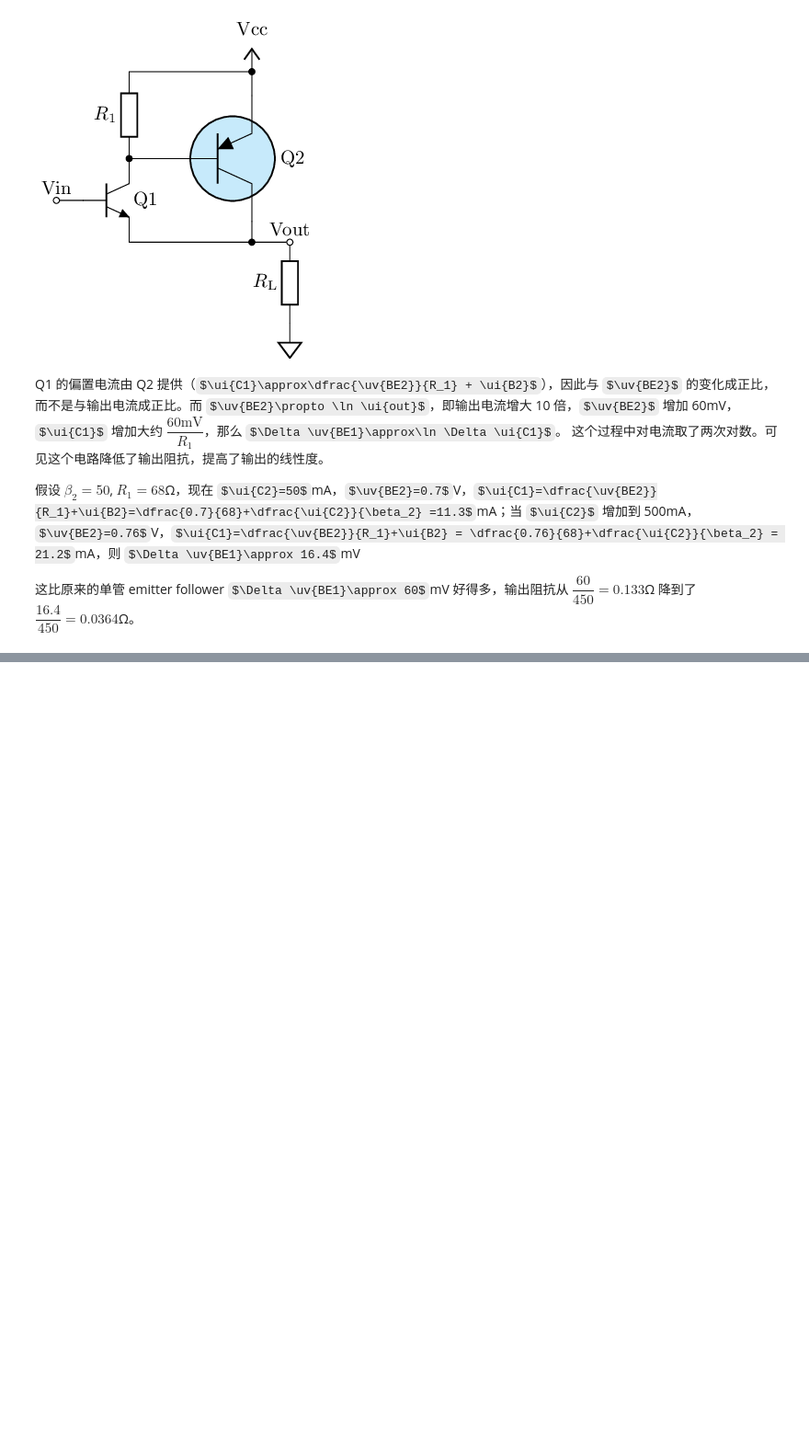
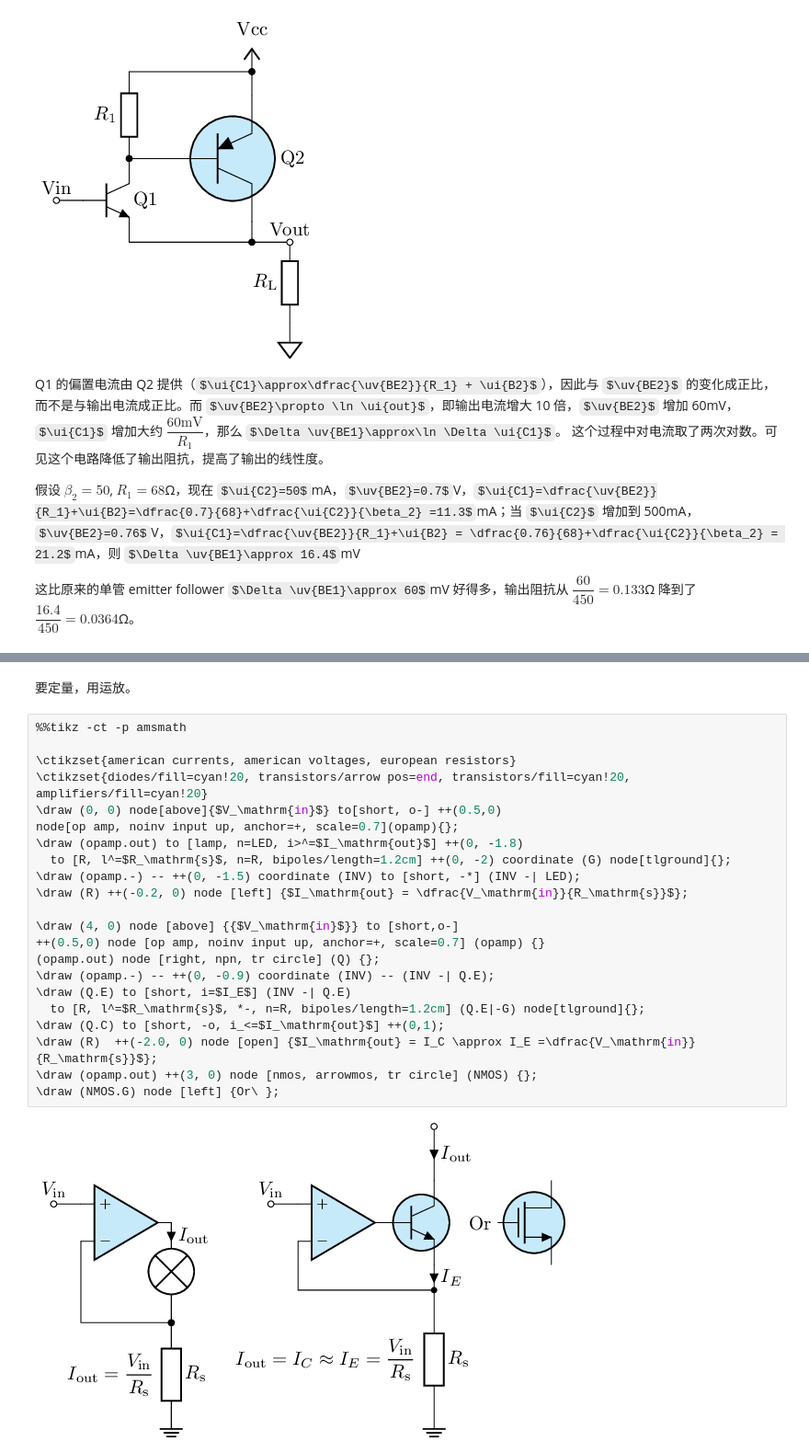
Before and after one commit to chenshuo/nuedc, a Jupyter notebook: docs/bjt-circuits.ipynb, the cells around one changed output, grey strips where cells are left out. Shown at 92% size. Cells and saved outputs as stored; diff of their text form; some formulas as TeX source; blank space fills up the shorter version.

```diff
--- a/docs/bjt-circuits.ipynb
+++ b/docs/bjt-circuits.ipynb
@@ -426,0 +457,26 @@ Q1 的偏置电流由 Q2 提供（$\ui{C1}\approx\dfrac{\uv{BE2}}{R_1} + \ui{B2}
+# %% [markdown]
+要定量，用运放。
+# %%
+%%tikz -ct -p amsmath
+
+\ctikzset{american currents, american voltages, european resistors}
+\ctikzset{diodes/fill=cyan!20, transistors/arrow pos=end, transistors/fill=cyan!20, amplifiers/fill=cyan!20}
+\draw (0, 0) node[above]{$V_\mathrm{in}$} to[short, o-] ++(0.5,0)
+node[op amp, noinv input up, anchor=+, scale=0.7](opamp){};
+\draw (opamp.out) to [lamp, n=LED, i>^=$I_\mathrm{out}$] ++(0, -1.8)
+  to [R, l^=$R_\mathrm{s}$, n=R, bipoles/length=1.2cm] ++(0, -2) coordinate (G) node[tlground]{};
+\draw (opamp.-) -- ++(0, -1.5) coordinate (INV) to [short, -*] (INV -| LED);
+\draw (R) ++(-0.2, 0) node [left] {$I_\mathrm{out} = \dfrac{V_\mathrm{in}}{R_\mathrm{s}}$};
+
+\draw (4, 0) node [above] {{$V_\mathrm{in}$}} to [short,o-]
+++(0.5,0) node [op amp, noinv input up, anchor=+, scale=0.7] (opamp) {}
+(opamp.out) node [right, npn, tr circle] (Q) {};
+\draw (opamp.-) -- ++(0, -0.9) coordinate (INV) -- (INV -| Q.E);
+\draw (Q.E) to [short, i=$I_E$] (INV -| Q.E)
+  to [R, l^=$R_\mathrm{s}$, *-, n=R, bipoles/length=1.2cm] (Q.E|-G) node[tlground]{};
+\draw (Q.C) to [short, -o, i_<=$I_\mathrm{out}$] ++(0,1);
+\draw (R)  ++(-2.0, 0) node [open] {$I_\mathrm{out} = I_C \approx I_E =\dfrac{V_\mathrm{in}}{R_\mathrm{s}}$};
+\draw (opamp.out) ++(3, 0) node [nmos, arrowmos, tr circle] (NMOS) {};
+\draw (NMOS.G) node [left] {Or\ };
+# %% [output]
+[figure, added]
```
Also changed, not shown: parts of 20 cells of this notebook.
